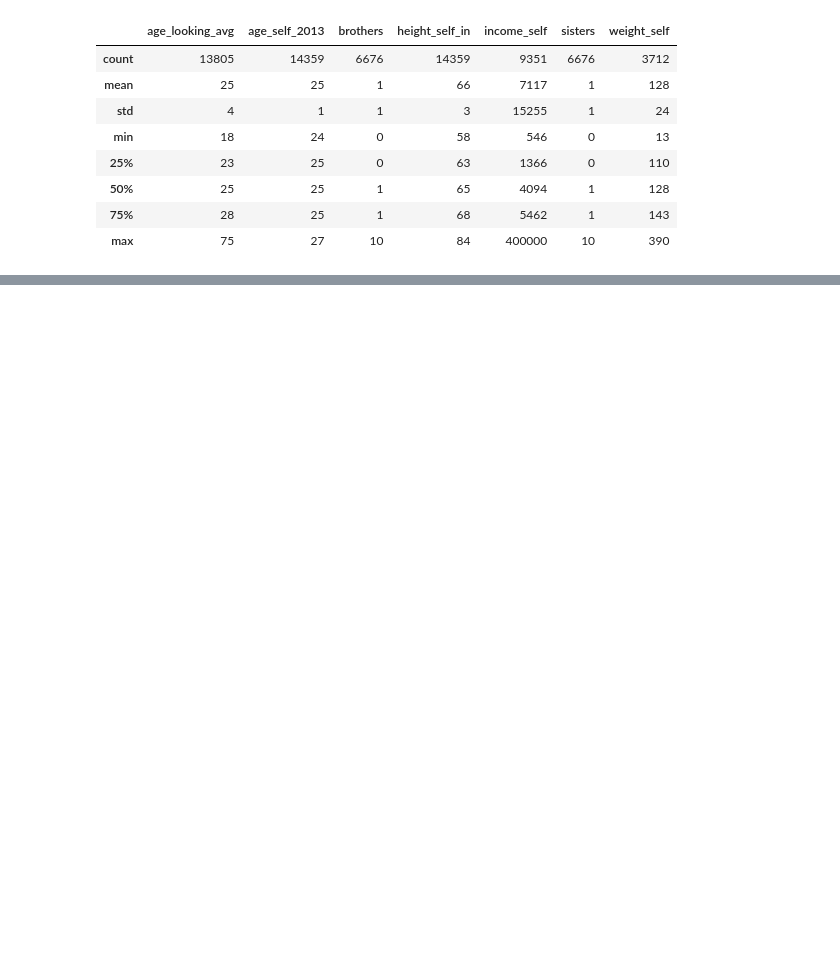
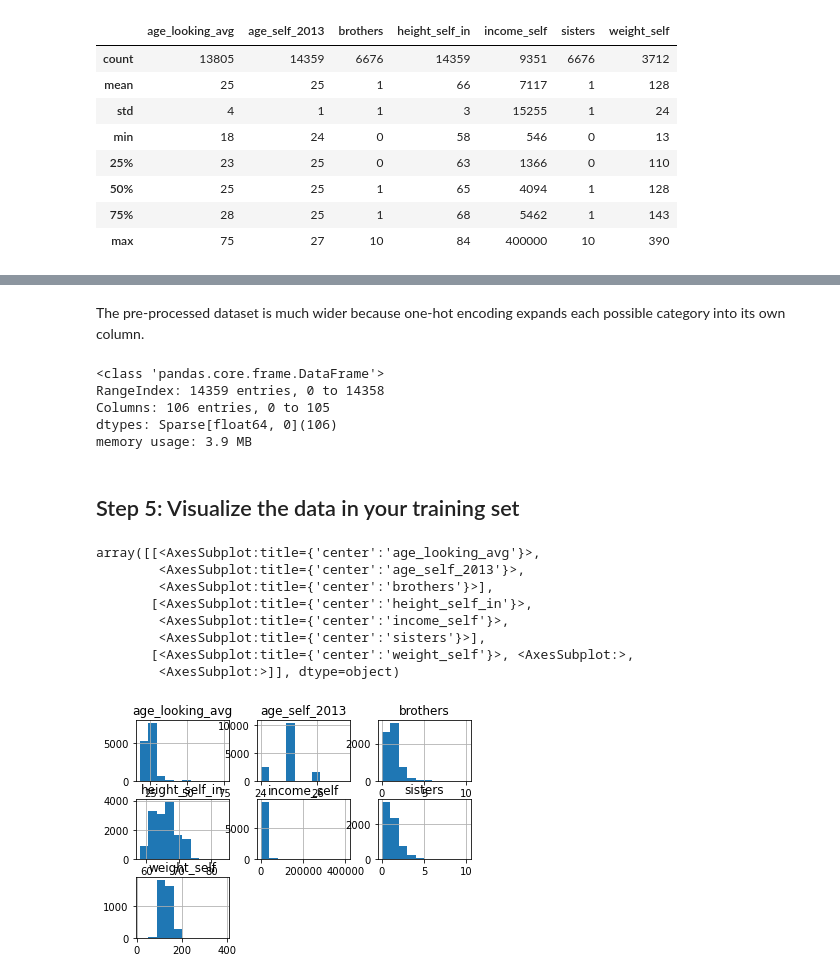
Before and after one commit to koffeeya/data71200, a Jupyter notebook: Project01.ipynb, the cells around one changed output, grey strips where cells are left out. Saved outputs shown, nothing was run; the diff lists cells and outputs as text; code cells hidden in the pictures; blank space fills up the shorter version.

```diff
--- a/Project01.ipynb
+++ b/Project01.ipynb
@@ -62,0 +211,26 @@ train_set.describe().apply(lambda s: s.apply('{0:.0f}'.format))
+# %% [markdown]
+The pre-processed dataset is much wider because one-hot encoding expands each possible category into its own column.
+# %%
+# Convert the sparse matrix into a dataframe to explore
+data_tr_df = pd.DataFrame.sparse.from_spmatrix(data_tr)
+data_tr_df.info()
+# %% [output]
+<class 'pandas.core.frame.DataFrame'>
+RangeIndex: 14359 entries, 0 to 14358
+Columns: 106 entries, 0 to 105
+dtypes: Sparse[float64, 0](106)
+memory usage: 3.9 MB
+# %% [markdown]
+## Step 5: Visualize the data in your training set
+# %%
+train_set.hist()
+# %% [output]
+array([[<AxesSubplot:title={'center':'age_looking_avg'}>,
+        <AxesSubplot:title={'center':'age_self_2013'}>,
+        <AxesSubplot:title={'center':'brothers'}>],
+       [<AxesSubplot:title={'center':'height_self_in'}>,
+        <AxesSubplot:title={'center':'income_self'}>,
+        <AxesSubplot:title={'center':'sisters'}>],
+       [<AxesSubplot:title={'center':'weight_self'}>, <AxesSubplot:>,
+        <AxesSubplot:>]], dtype=object)
+[figure, added]
```
Also changed, not shown: parts of 21 cells of this notebook, 1 other file.
